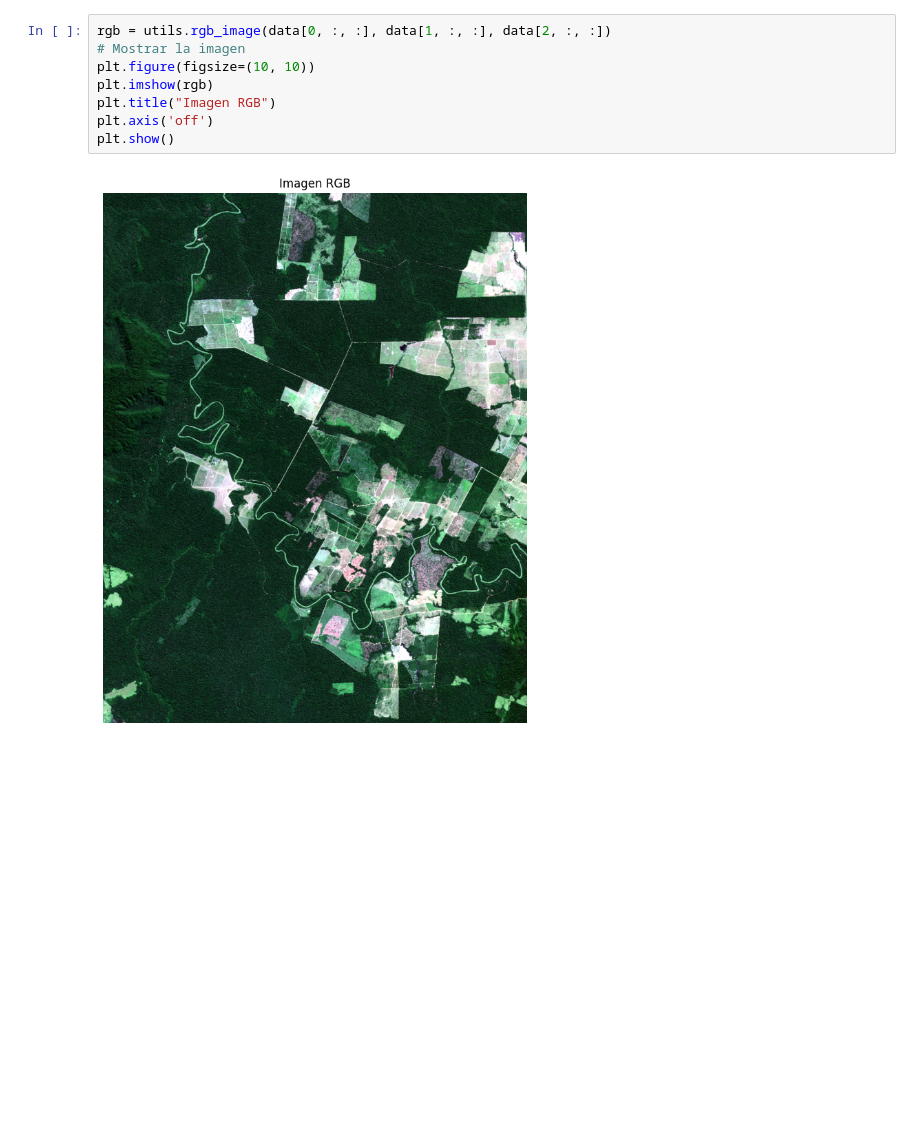
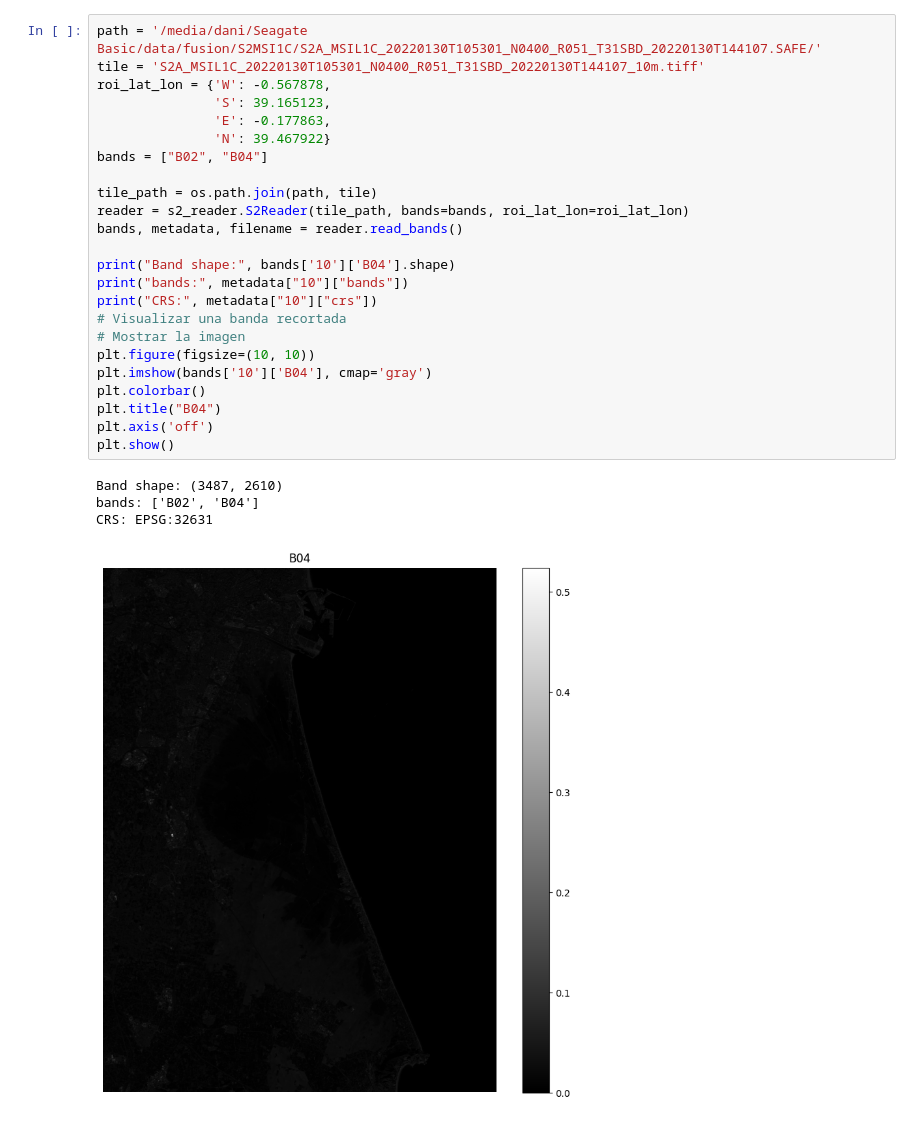
Before and after one commit to garciadd/WqSat_format, a Jupyter notebook: notebooks/s2_reader.ipynb, the cells around one changed output. Drawn from its saved outputs; the diff is of its cells as text; blank space fills up the shorter version.

```diff
--- a/notebooks/s2_reader.ipynb
+++ b/notebooks/s2_reader.ipynb
@@ -177,10 +42,29 @@ Banda 1 (primeros 5x5 valores):
-# %%
-rgb = utils.rgb_image(data[0, :, :], data[1, :, :], data[2, :, :])
-# Mostrar la imagen
-plt.figure(figsize=(10, 10))
-plt.imshow(rgb)
-plt.title("Imagen RGB")
-plt.axis('off')
-plt.show()
-# %% [output]
-[figure, removed]
+# %%
+path = '/media/dani/Seagate Basic/data/fusion/S2MSI1C/S2A_MSIL1C_20220130T105301_N0400_R051_T31SBD_20220130T144107.SAFE/'
+tile = 'S2A_MSIL1C_20220130T105301_N0400_R051_T31SBD_20220130T144107_10m.tiff'
+roi_lat_lon = {'W': -0.567878,
+               'S': 39.165123,
+               'E': -0.177863,
+               'N': 39.467922}
+bands = ["B02", "B04"]
+
+tile_path = os.path.join(path, tile)
+reader = s2_reader.S2Reader(tile_path, bands=bands, roi_lat_lon=roi_lat_lon)
+bands, metadata, filename = reader.read_bands()
+
+print("Band shape:", bands['10']['B04'].shape)
+print("bands:", metadata["10"]["bands"])
+print("CRS:", metadata["10"]["crs"])
+# Visualizar una banda recortada
+# Mostrar la imagen
+plt.figure(figsize=(10, 10))
+plt.imshow(bands['10']['B04'], cmap='gray')
+plt.colorbar()
+plt.title("B04")
+plt.axis('off')
+plt.show()
+# %% [output]
+Band shape: (3487, 2610)
+bands: ['B02', 'B04']
+CRS: EPSG:32631
+[figure, added]
```
Also changed, not shown: parts of 12 cells of this notebook, 11 other files.
